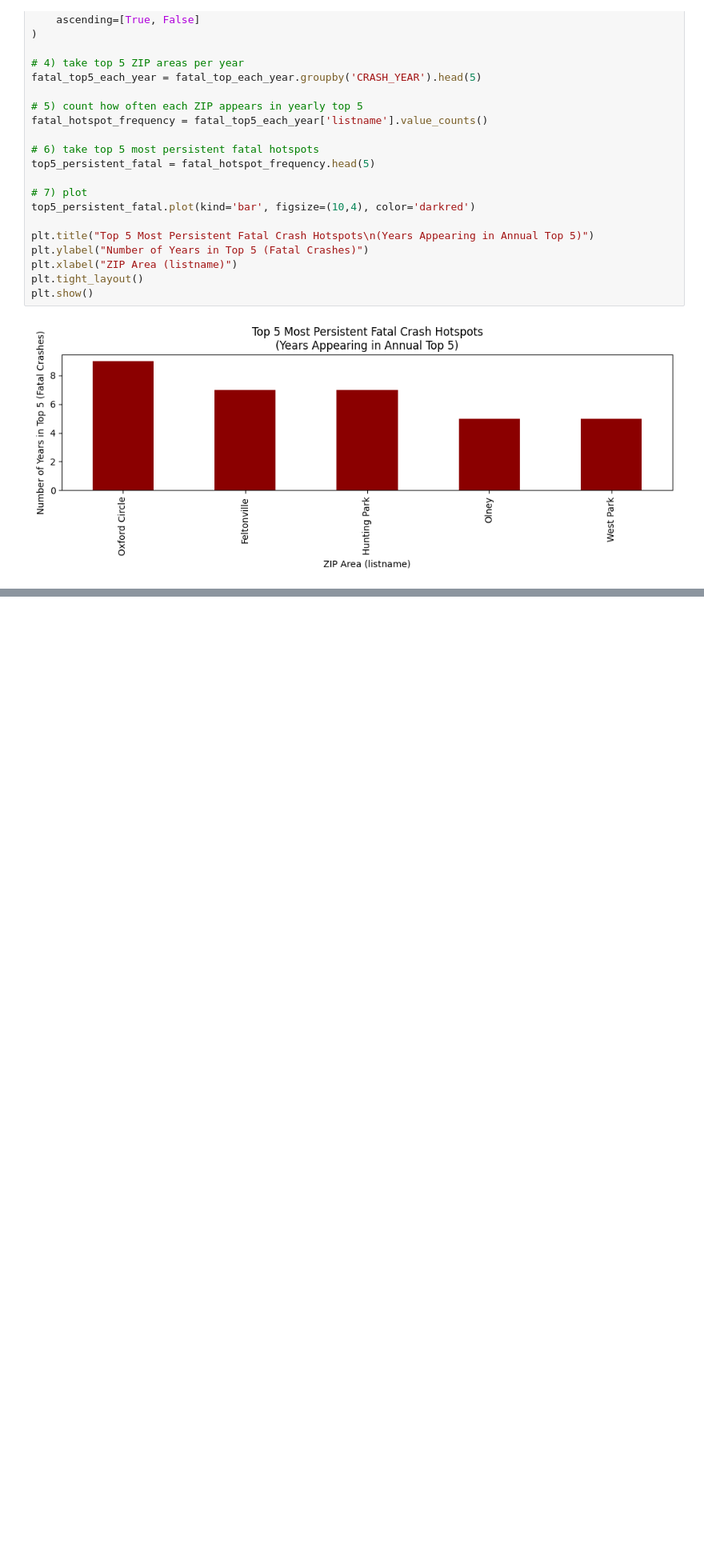
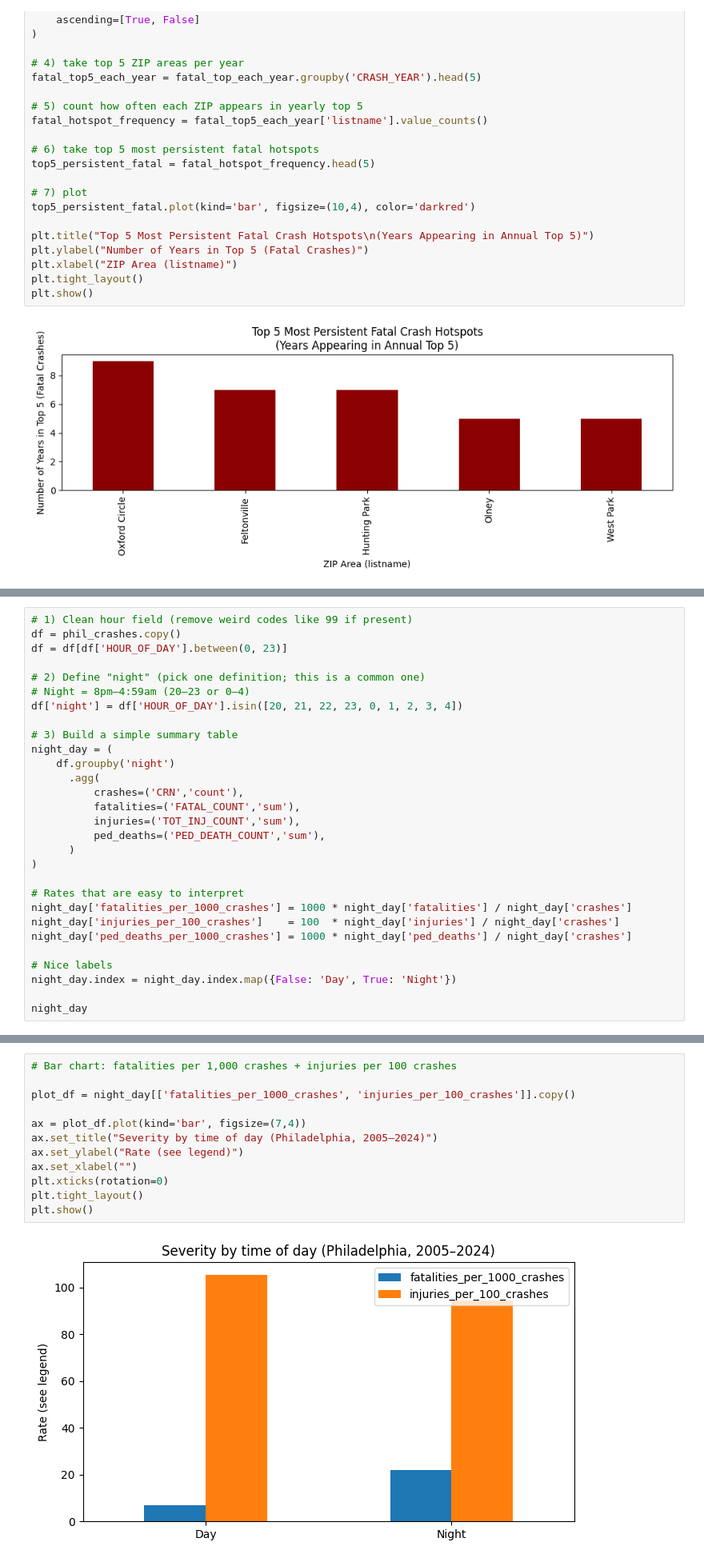
Before and after one commit to dpark2380/comm3180_S26_Blog, a Jupyter notebook: posts/blog_04_crash/DOW4_crash.ipynb, the cells around one changed output, grey strips where cells are left out. Shown at 80% size. Cells and saved outputs as stored; diff of their text form; blank space fills up the shorter version.

```diff
--- a/posts/blog_04_crash/DOW4_crash.ipynb
+++ b/posts/blog_04_crash/DOW4_crash.ipynb
@@ -597,0 +323,29 @@ https://www.dallashartman.com/blog/2019/01/deadly-roads-pa/
+# %%
+# 1) Clean hour field (remove weird codes like 99 if present)
+df = phil_crashes.copy()
+df = df[df['HOUR_OF_DAY'].between(0, 23)]
+
+# 2) Define "night" (pick one definition; this is a common one)
+# Night = 8pm–4:59am (20–23 or 0–4)
+df['night'] = df['HOUR_OF_DAY'].isin([20, 21, 22, 23, 0, 1, 2, 3, 4])
+
+# 3) Build a simple summary table
+night_day = (
+    df.groupby('night')
+      .agg(
+          crashes=('CRN','count'),
+          fatalities=('FATAL_COUNT','sum'),
+          injuries=('TOT_INJ_COUNT','sum'),
+          ped_deaths=('PED_DEATH_COUNT','sum'),
+      )
+)
+
+# Rates that are easy to interpret
+night_day['fatalities_per_1000_crashes'] = 1000 * night_day['fatalities'] / night_day['crashes']
+night_day['injuries_per_100_crashes']    = 100  * night_day['injuries'] / night_day['crashes']
+night_day['ped_deaths_per_1000_crashes'] = 1000 * night_day['ped_deaths'] / night_day['crashes']
+
+# Nice labels
+night_day.index = night_day.index.map({False: 'Day', True: 'Night'})
+
+night_day
@@ -597,0 +357,14 @@ https://www.dallashartman.com/blog/2019/01/deadly-roads-pa/
+# %%
+# Bar chart: fatalities per 1,000 crashes + injuries per 100 crashes
+
+plot_df = night_day[['fatalities_per_1000_crashes', 'injuries_per_100_crashes']].copy()
+
+ax = plot_df.plot(kind='bar', figsize=(7,4))
+ax.set_title("Severity by time of day (Philadelphia, 2005–2024)")
+ax.set_ylabel("Rate (see legend)")
+ax.set_xlabel("")
+plt.xticks(rotation=0)
+plt.tight_layout()
+plt.show()
+# %% [output]
+[figure, added]
```
Also changed, not shown: parts of 30 cells of this notebook.
